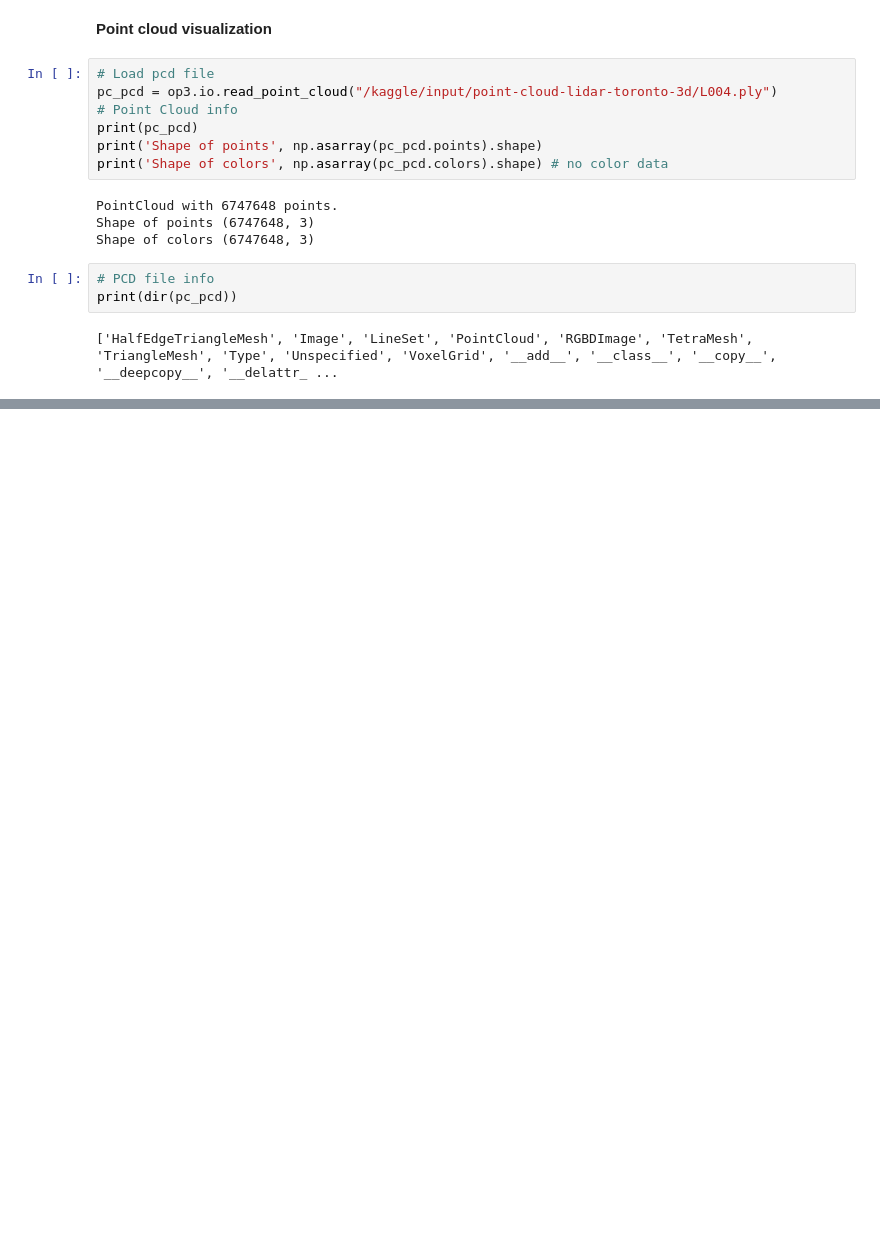
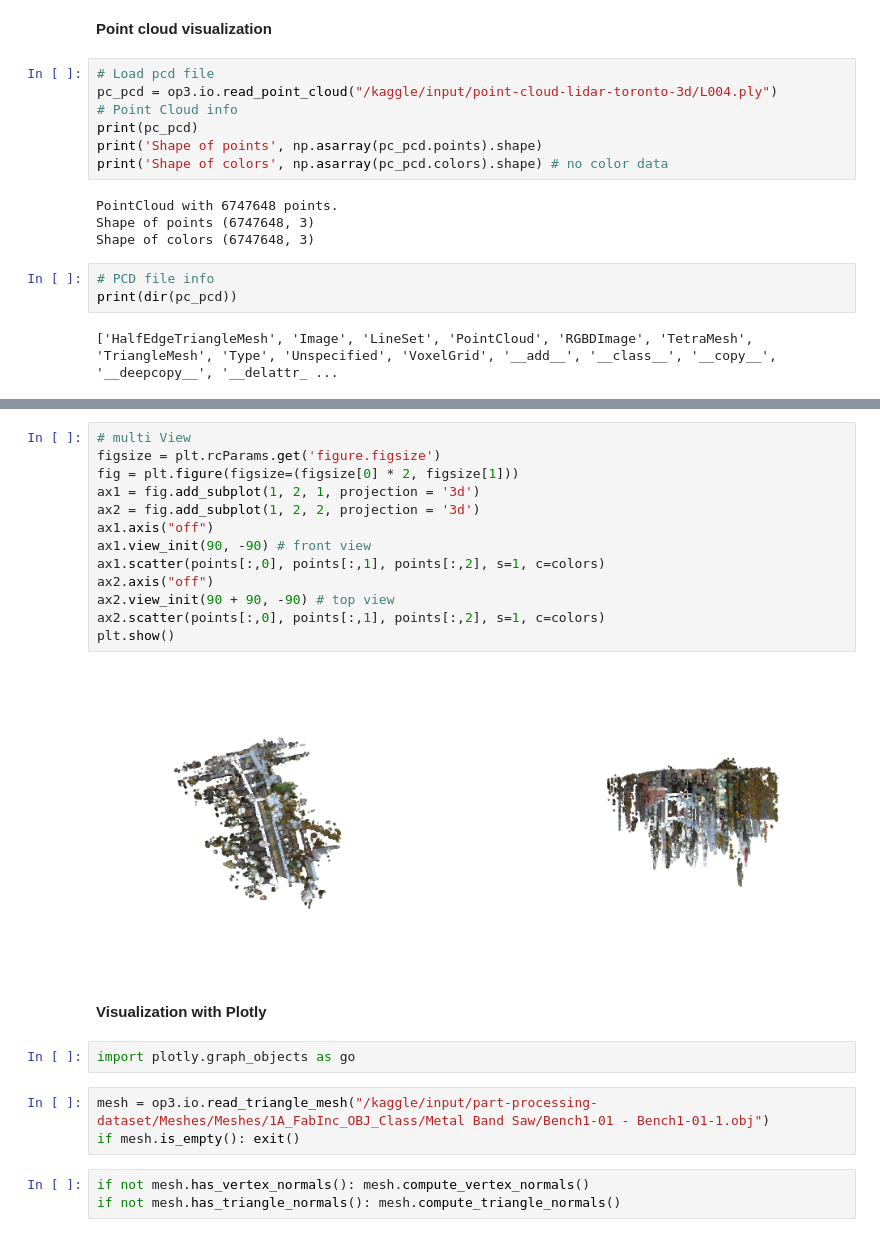
Before and after one commit to AleksandrMorozov123/Computer_vision_architectures, a Jupyter notebook: 3d-computer-vision.ipynb, the cells around one changed output, grey strips where cells are left out. Saved outputs shown, nothing was run; the diff lists cells and outputs as text; blank space fills up the shorter version.

```diff
--- a/3d-computer-vision.ipynb
+++ b/3d-computer-vision.ipynb
@@ -156,0 +184,25 @@ op3.visualization.draw_plotly([downpcd1],
+# %%
+# multi View
+figsize = plt.rcParams.get('figure.figsize')
+fig = plt.figure(figsize=(figsize[0] * 2, figsize[1]))
+ax1 = fig.add_subplot(1, 2, 1, projection = '3d')
+ax2 = fig.add_subplot(1, 2, 2, projection = '3d')
+ax1.axis("off")
+ax1.view_init(90, -90) # front view
+ax1.scatter(points[:,0], points[:,1], points[:,2], s=1, c=colors)
+ax2.axis("off")
+ax2.view_init(90 + 90, -90) # top view
+ax2.scatter(points[:,0], points[:,1], points[:,2], s=1, c=colors)
+plt.show()
+# %% [output]
+[figure, added]
+# %% [markdown]
+**Visualization with Plotly**
+# %%
+import plotly.graph_objects as go
+# %%
+mesh = op3.io.read_triangle_mesh("/kaggle/input/part-processing-dataset/Meshes/Meshes/1A_FabInc_OBJ_Class/Metal Band Saw/Bench1-01 - Bench1-01-1.obj")
+if mesh.is_empty(): exit()
+# %%
+if not mesh.has_vertex_normals(): mesh.compute_vertex_normals()
+if not mesh.has_triangle_normals(): mesh.compute_triangle_normals()
```
Also changed, not shown: parts of 12 cells of this notebook.
